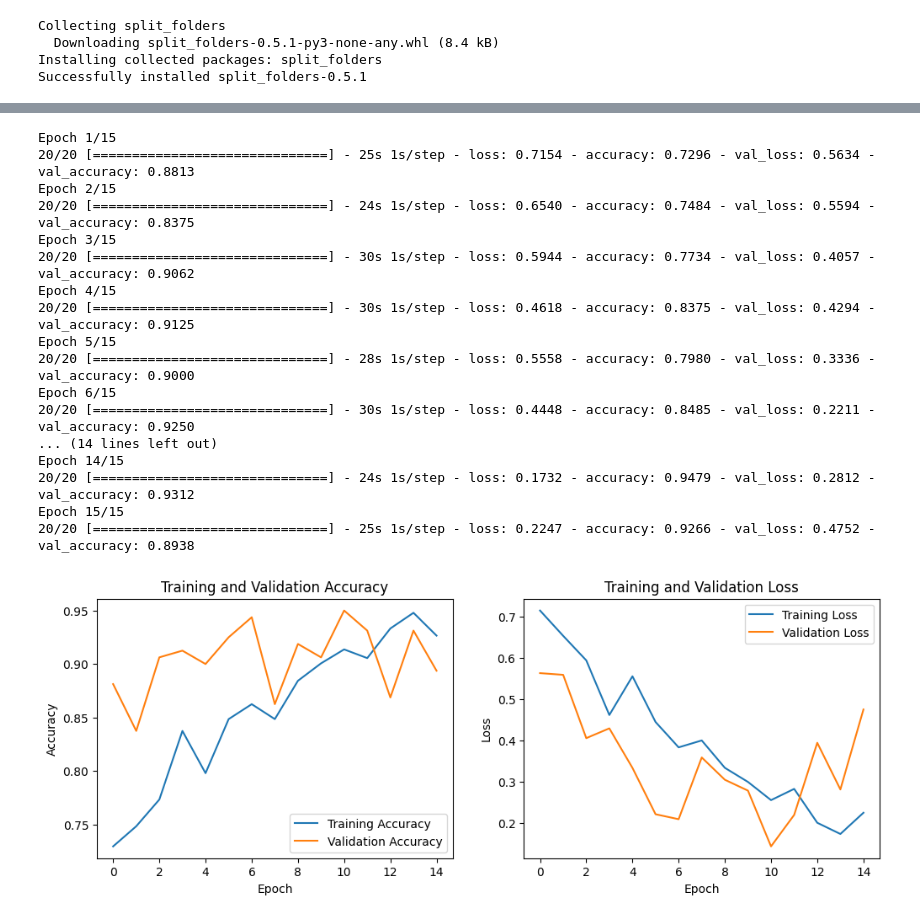
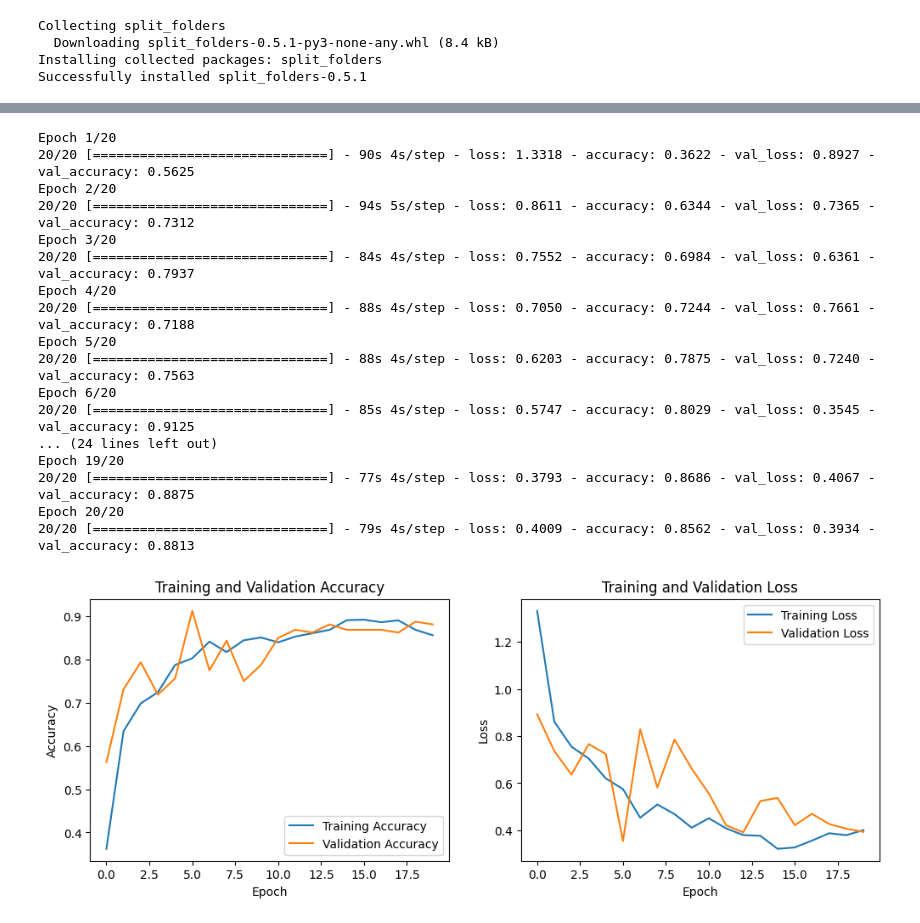
Before and after one commit to Kawanua-project/Kawanua-ML, a Jupyter notebook: Model/KawanuaModel.ipynb, the cells around one changed output, grey strips where cells are left out. Saved outputs shown, nothing was run; the diff lists cells and outputs as text; code cells hidden in the pictures.

```diff
--- a/Model/KawanuaModel.ipynb
+++ b/Model/KawanuaModel.ipynb
@@ -162,7 +178,7 @@ test_datagen = ImageDataGenerator(
 # Persiapkan generator untuk set pelatihan
 train_generator = train_datagen.flow_from_directory(
     train_dir,
-    target_size=(80, 120),   # Ukuran target gambar
+    target_size=(200, 200),   # Ukuran target gambar
     batch_size=32,           # Ukuran batch
     class_mode='categorical', # Mode kelas kategori
     shuffle=True             # Pengacakan data setiap epoch
@@ -171,7 +187,7 @@ train_generator = train_datagen.flow_from_directory(
 # Persiapkan generator untuk set validasi
 validation_generator = test_datagen.flow_from_directory(
     validation_dir,
-    target_size=(80, 120),   # Ukuran target gambar
+    target_size=(200, 200),   # Ukuran target gambar
     batch_size=32,           # Ukuran batch
     class_mode='categorical', # Mode kelas kategori
     shuffle=True             # Pengacakan data setiap epoch
@@ -189,17 +205,17 @@ import tensorflow as tf
 
 # Membangun model Convolutional Neural Network (CNN) dengan MaxPooling
 model = tf.keras.models.Sequential([
-    tf.keras.layers.Conv2D(32, (3, 3), activation='relu', input_shape=(80, 120, 3)),
+    tf.keras.layers.Conv2D(32, (3, 3), activation='relu', input_shape=(200, 200, 3)),
     tf.keras.layers.MaxPooling2D(2, 2),
     tf.keras.layers.Conv2D(64, (3, 3), activation='relu'),
     tf.keras.layers.MaxPooling2D(2, 2),
     tf.keras.layers.Conv2D(128, (3, 3), activation='relu'),
     tf.keras.layers.MaxPooling2D(2, 2),
-    tf.keras.layers.Conv2D(512, (3, 3), activation='relu'),
+    tf.keras.layers.Conv2D(256, (3, 3), activation='relu'),
     tf.keras.layers.MaxPooling2D(2, 2),
     tf.keras.layers.Flatten(),
     tf.keras.layers.Dropout(0.25),  # Menggunakan dropout untuk mengurangi overfitting
-    tf.keras.layers.Dense(512, activation='relu'),
+    tf.keras.layers.Dense(256, activation='relu'),
     tf.keras.layers.Dense(4, activation='softmax')  # Empat kelas, fungsi aktivasi softmax
 ])
 
@@ -245,62 +264,62 @@ tensorboard_callback = tf.keras.callbacks.TensorBoard(logdir, histogram_freq=1)
 history = model.fit(
     train_generator,
     steps_per_epoch=20,               # Jumlah langkah per epoch
-    epochs=15,                        # Jumlah epoch pelatihan
+    epochs=20,                        # Jumlah epoch pelatihan
     validation_data=validation_generator,
     validation_steps=5,               # Jumlah langkah validasi per epoch
     callbacks=[tensorboard_callback]  # Menambahkan callback TensorBoard
 )
 # %% [output]
-Epoch 1/15
-20/20 [==============================] - 25s 1s/step - loss: 0.7154 - accuracy: 0.7296 - val_loss: 0.5634 - val_accuracy: 0.8813
-Epoch 2/15
-20/20 [==============================] - 24s 1s/step - loss: 0.6540 - accuracy: 0.7484 - val_loss: 0.5594 - val_accuracy: 0.8375
-Epoch 3/15
-20/20 [==============================] - 30s 1s/step - loss: 0.5944 - accuracy: 0.7734 - val_loss: 0.4057 - val_accuracy: 0.9062
-Epoch 4/15
-20/20 [==============================] - 30s 1s/step - loss: 0.4618 - accuracy: 0.8375 - val_loss: 0.4294 - val_accuracy: 0.9125
-Epoch 5/15
-20/20 [==============================] - 28s 1s/step - loss: 0.5558 - accuracy: 0.7980 - val_loss: 0.3336 - val_accuracy: 0.9000
-Epoch 6/15
-20/20 [==============================] - 30s 1s/step - loss: 0.4448 - accuracy: 0.8485 - val_loss: 0.2211 - val_accuracy: 0.9250
-... (14 lines left out)
-Epoch 14/15
-20/20 [==============================] - 24s 1s/step - loss: 0.1732 - accuracy: 0.9479 - val_loss: 0.2812 - val_accuracy: 0.9312
-Epoch 15/15
-20/20 [==============================] - 25s 1s/step - loss: 0.2247 - accuracy: 0.9266 - val_loss: 0.4752 - val_accuracy: 0.8938
+Epoch 1/20
+20/20 [==============================] - 90s 4s/step - loss: 1.3318 - accuracy: 0.3622 - val_loss: 0.8927 - val_accuracy: 0.5625
+Epoch 2/20
+20/20 [==============================] - 94s 5s/step - loss: 0.8611 - accuracy: 0.6344 - val_loss: 0.7365 - val_accuracy: 0.7312
+Epoch 3/20
+20/20 [==============================] - 84s 4s/step - loss: 0.7552 - accuracy: 0.6984 - val_loss: 0.6361 - val_accuracy: 0.7937
+Epoch 4/20
+20/20 [==============================] - 88s 4s/step - loss: 0.7050 - accuracy: 0.7244 - val_loss: 0.7661 - val_accuracy: 0.7188
+Epoch 5/20
+20/20 [==============================] - 88s 4s/step - loss: 0.6203 - accuracy: 0.7875 - val_loss: 0.7240 - val_accuracy: 0.7563
+Epoch 6/20
+20/20 [==============================] - 85s 4s/step - loss: 0.5747 - accuracy: 0.8029 - val_loss: 0.3545 - val_accuracy: 0.9125
+... (24 lines left out)
+Epoch 19/20
+20/20 [==============================] - 77s 4s/step - loss: 0.3793 - accuracy: 0.8686 - val_loss: 0.4067 - val_accuracy: 0.8875
+Epoch 20/20
+20/20 [==============================] - 79s 4s/step - loss: 0.4009 - accuracy: 0.8562 - val_loss: 0.3934 - val_accuracy: 0.8813
 # %%
 # Visualize accuracy and loss plot
 import matplotlib.pyplot as plt
 import matplotlib.image as mpimg
 
 accuracy     = history.history['accuracy']
 val_accuracy = history.history['val_accuracy']
 
 loss         = history.history['loss']
 val_loss     = history.history['val_loss']
 
-epoch        = 15
+epoch        = 20
 epoch_range  = range(epoch)
 
 plt.figure(figsize = (12, 4))
 plt.subplot(1, 2, 1)
-plt.plot(epoch_range, accuracy,     label='Training Accuracy')
+plt.plot(epoch_range, accuracy, label='Training Accuracy')
 plt.plot(epoch_range, val_accuracy, label='Validation Accuracy')
 plt.title('Training and Validation Accuracy')
 plt.xlabel('Epoch')
 plt.ylabel('Accuracy')
 plt.legend(loc='lower right')
 
 plt.subplot(1, 2, 2)
 plt.plot(epoch_range, loss,     label='Training Loss')
 plt.plot(epoch_range, val_loss, label='Validation Loss')
 plt.title('Training and Validation Loss')
 plt.xlabel('Epoch')
 plt.ylabel('Loss')
 plt.legend(loc='upper right')
 
 plt.show()
 # %% [output]
-[figure, old version]
+[figure, new version]
 # %%
 import numpy as np
```
Also changed, not shown: parts of 10 cells of this notebook, 1 other file.
